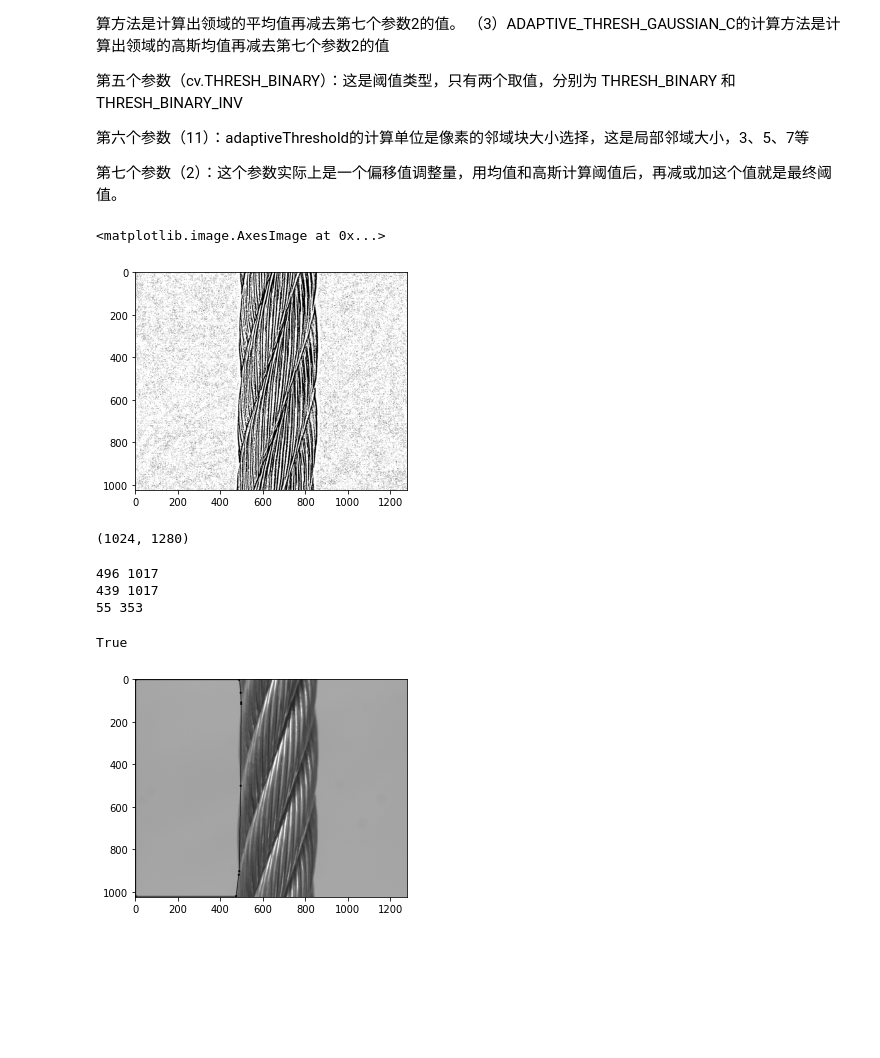
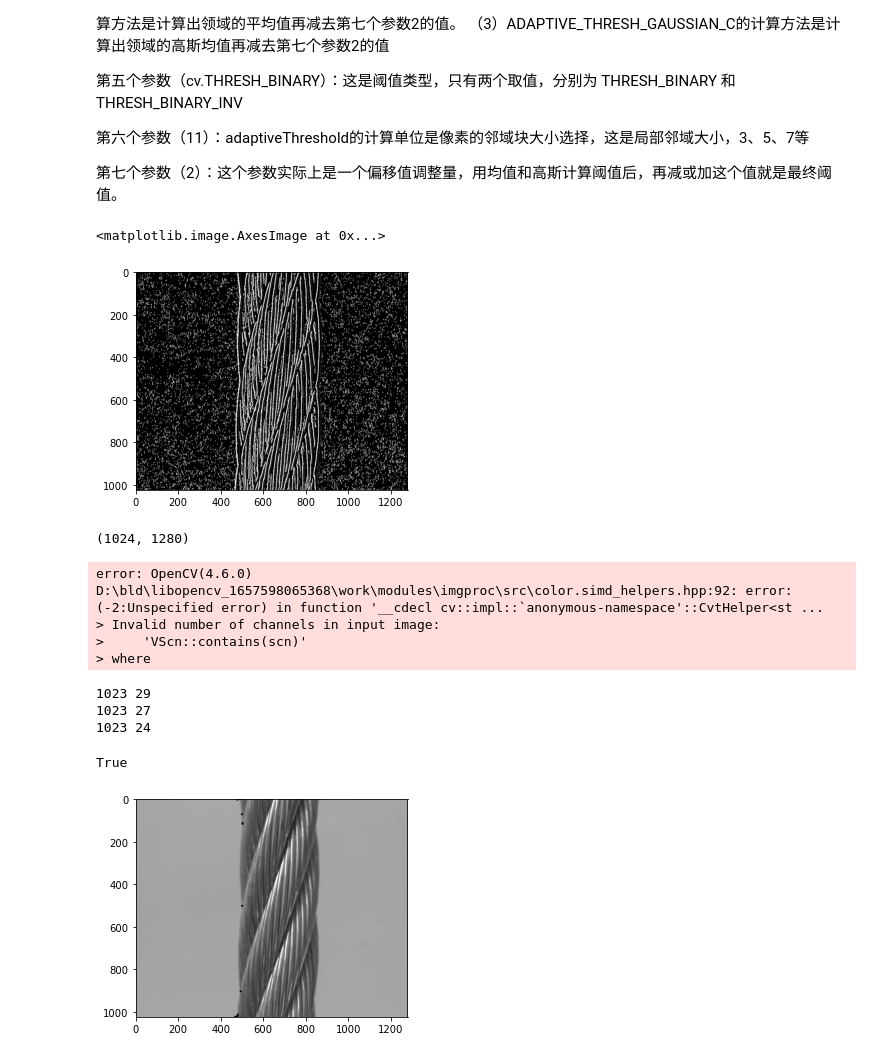
Before and after one commit to zbyzfw/jupyternotebook1, a Jupyter notebook: 第二种方式计算捻距.ipynb, the cells around one changed output. Drawn from its saved outputs; the diff is of its cells as text; code cells hidden in the pictures; blank space fills up the shorter version.

```diff
--- a/第二种方式计算捻距.ipynb
+++ b/第二种方式计算捻距.ipynb
@@ -19,8 +19,8 @@ import cv2 as cv
 from matplotlib import pyplot as plt
 img = cv.imread('09.png',0)
 laplacian = cv.Laplacian(img,cv.CV_64F)
-sobelx = cv.Sobel(img,cv.CV_64F,1,0,ksize=5)
-sobely = cv.Sobel(img,cv.CV_64F,0,1,ksize=5)
+sobelx = cv.Sobel(th2,cv.CV_64F,1,0,ksize=5)
+sobely = cv.Sobel(th2,cv.CV_64F,0,1,ksize=5)
 plt.subplot(2,2,1),plt.imshow(img,cmap = 'gray')
 plt.title('Original'), plt.xticks([]), plt.yticks([])
 plt.subplot(2,2,2),plt.imshow(laplacian,cmap = 'gray')
@@ -30,4 +30,5 @@ plt.title('Sobel X'), plt.xticks([]), plt.yticks([])
 plt.subplot(2,2,4),plt.imshow(sobely,cmap = 'gray')
 plt.title('Sobel Y'), plt.xticks([]), plt.yticks([])
 plt.show()
+window_show(sobelx)
 # %% [output]
@@ -103,8 +110,10 @@ th2 = cv.adaptiveThreshold(img,255,cv.ADAPTIVE_THRESH_MEAN_C, cv.THRESH_BINARY,1
 
 第七个参数（2）：这个参数实际上是一个偏移值调整量，用均值和高斯计算阈值后，再减或加这个值就是最终阈值。
 # %%
-cv2_imshow(th2)
+image = np.array(sobelx,np.uint8)
+cv2_imshow(image)
+# window_show(sobelx)
 # %% [output]
 <matplotlib.image.AxesImage at 0x...>
-[figure, old version]
+[figure, new version]
 # %%
@@ -112,4 +121,11 @@ th2.shape
 # %% [output]
 (1024, 1280)
+# %%
+imgray = cv.cvtColor(sobelx, cv.COLOR_BGR2GRAY)
+# %% [output]
+error: OpenCV(4.6.0) D:\bld\libopencv_1657598065368\work\modules\imgproc\src\color.simd_helpers.hpp:92: error: (-2:Unspecified error) in function '__cdecl cv::impl::`anonymous-namespace'::CvtHelper<st ...
+> Invalid number of channels in input image:
+>     'VScn::contains(scn)'
+> where
 # %%
 # cv.RETR_TREE会完整建立轮廓的层级从属关系，[1]代表只获得hierarchy，它是一个包含4个值的数组：[Next, Previous, First Child, Parent]
@@ -119,26 +135,30 @@ contours1 = cv.findContours(th2, cv.RETR_EXTERNAL, cv.CHAIN_APPROX_NONE)[0]
 contours1 = sorted(contours1, key=cv.contourArea, reverse=True)
 # %%
 # 遍历所有的轮廓
+mask = np.zeros(img.shape,np.uint8)
 for i,error_value in enumerate(contours1):
-    if i < 3:
+    if i < 10:
         minArea = cv.minAreaRect(error_value)
         area = cv.contourArea(error_value)
-        mask = np.zeros(imgray.shape,np.uint8)
-        roi2 = cv.drawContours(mask,error_value,-1,(255,0,0),5)
+
+
         # cv.imshow('roi2', roi2)
-        window_show(roi2)
+
         width = int(minArea[1][1])
         height = int(minArea[1][0])
-        # if minArea[1][0] > minArea[1][1]:
-        #     width = int(minArea[1][0])
-        #     height = int(minArea[1][1])
-        # else:
-        #     width = int(minArea[1][1])
-        #     height = int(minArea[1][0])
-        # 判断轮廓的大小是否合适
-        print(width,height)
-        # print(w2,h2)
+        if width > 1000 and height <50:
+            roi2 = cv.drawContours(mask,error_value,-1,(255,0,0),3)
+            window_show(roi2)
+            # if minArea[1][0] > minArea[1][1]:
+            #     width = int(minArea[1][0])
+            #     height = int(minArea[1][1])
+            # else:
+            #     width = int(minArea[1][1])
+            #     height = int(minArea[1][0])
+            # 判断轮廓的大小是否合适
+            print(width,height)
+            # print(w2,h2)
 # %% [output]
-496 1017
-439 1017
-55 353
+1023 29
+1023 27
+1023 24
@@ -156,12 +178,12 @@ for i in range(defects.shape[0]):
     start = tuple(cnt[s][0])
     end = tuple(cnt[e][0])
     far = tuple(cnt[f][0])
-    cv.line(img,start,end,[0,255,0],2)
+    # cv.line(img,start,end,[0,255,0],2)
     # cv.circle(img,far,5,[0,0,255],-1)
     cv.circle(img,start,5,[0,0,255],-1)
-    # cv.circle(img,end,5,[0,0,255],-1)
+    cv.circle(img,end,5,[0,0,255],-1)
 cv2_imshow(img)
 cv.imwrite('point.png',img)
 # %% [output]
 True
-[figure, old version]
+[figure, new version]
```
Also changed, not shown: parts of 8 cells of this notebook, 2 other files.
